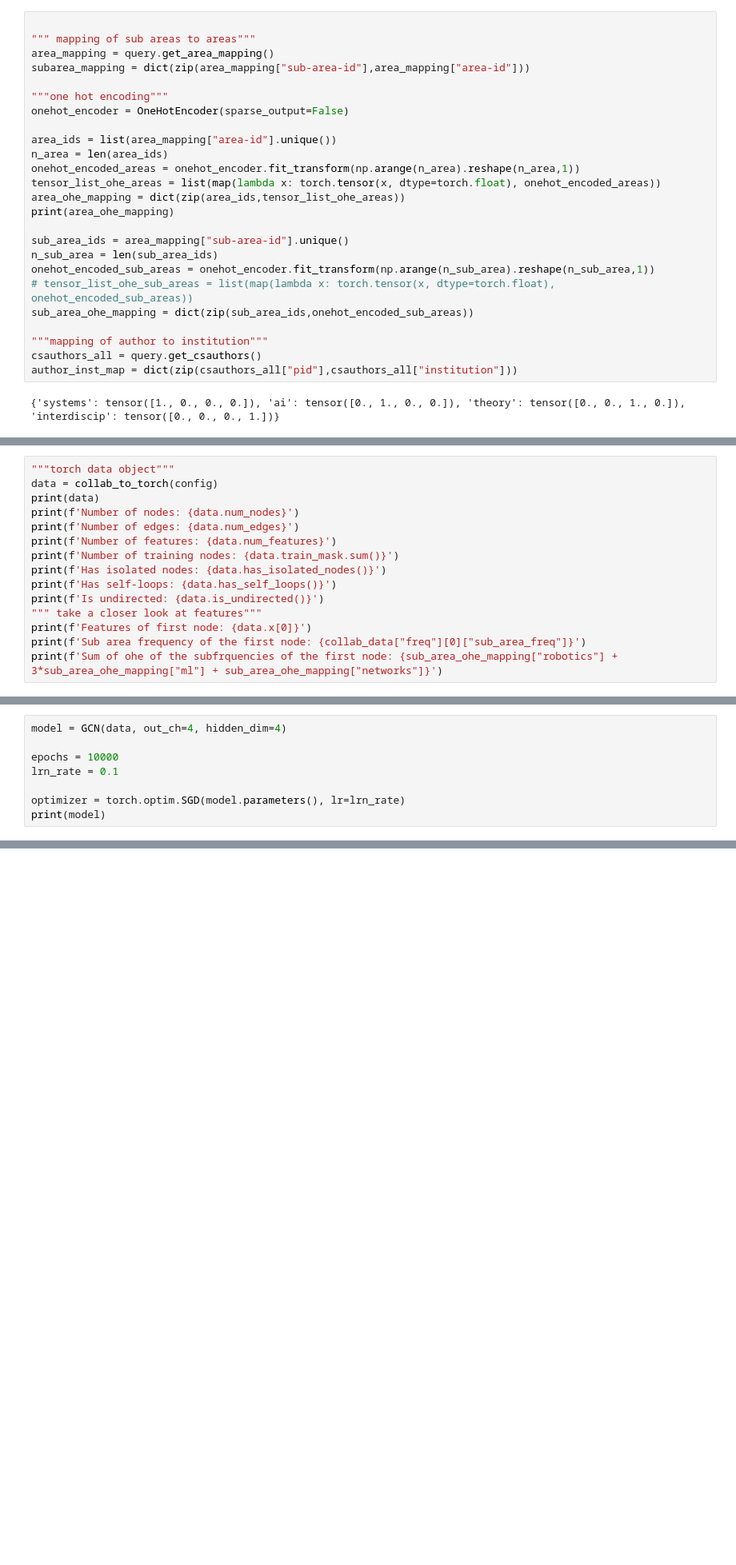
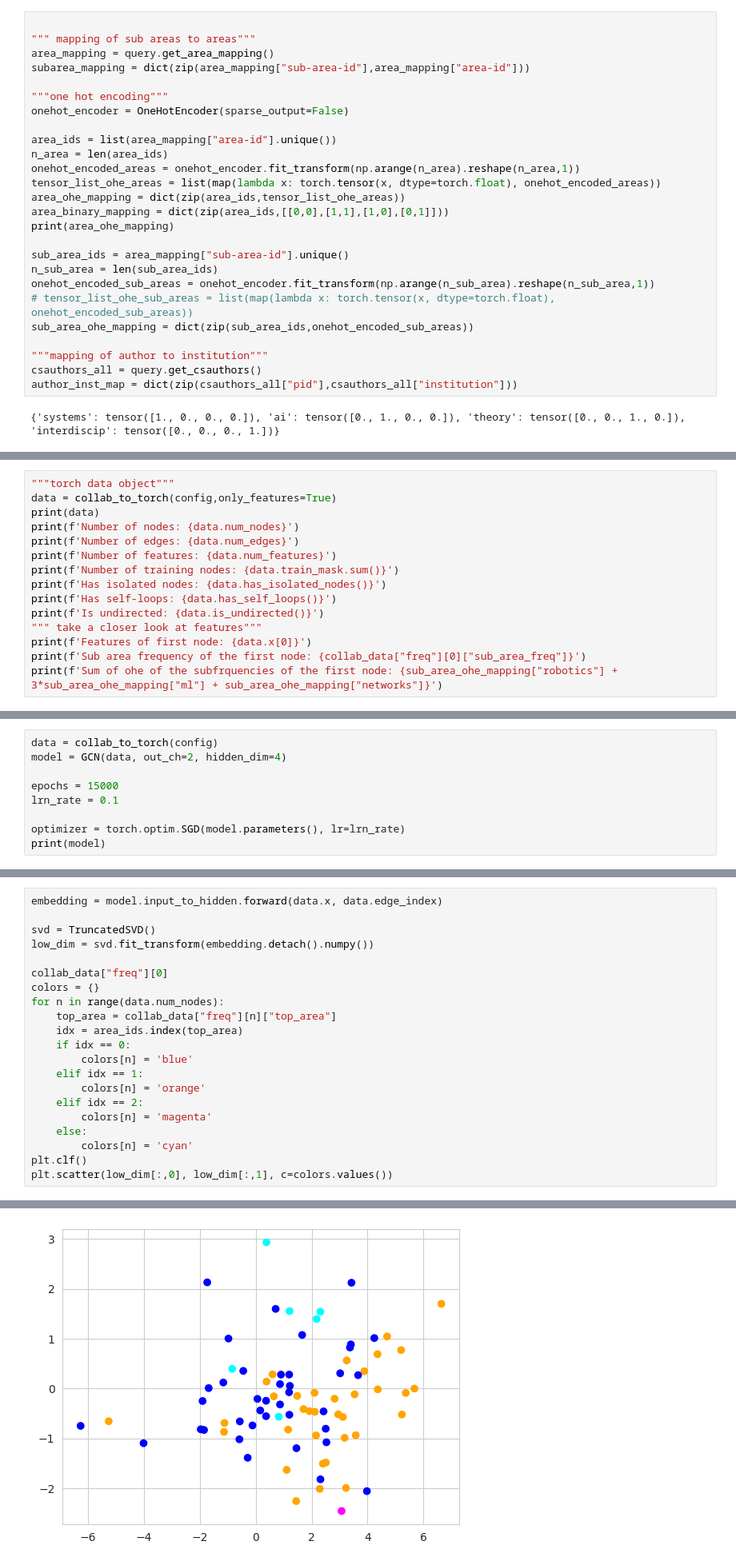
Before and after one commit to JoelLeupp/cscollab, a Jupyter notebook: backend/GNN/node_classification.ipynb, the cells around one changed output, grey strips where cells are left out. Shown at 80% size. Drawn from its saved outputs; the diff is of its cells as text; blank space fills up the shorter version.

```diff
--- a/backend/GNN/node_classification.ipynb
+++ b/backend/GNN/node_classification.ipynb
@@ -49,6 +49,7 @@ n_area = len(area_ids)
 onehot_encoded_areas = onehot_encoder.fit_transform(np.arange(n_area).reshape(n_area,1))
 tensor_list_ohe_areas = list(map(lambda x: torch.tensor(x, dtype=torch.float), onehot_encoded_areas))
 area_ohe_mapping = dict(zip(area_ids,tensor_list_ohe_areas))
+area_binary_mapping = dict(zip(area_ids,[[0,0],[1,1],[1,0],[0,1]]))
 print(area_ohe_mapping)
 
 sub_area_ids = area_mapping["sub-area-id"].unique()
@@ -193,7 +205,7 @@ def collab_to_torch(config, weighted=False, use_x =True):
     return data
 # %%
 """torch data object"""
-data = collab_to_torch(config)
+data = collab_to_torch(config,only_features=True)
 print(data)
 print(f'Number of nodes: {data.num_nodes}')
 print(f'Number of edges: {data.num_edges}')
@@ -296,9 +304,10 @@ class GCN(torch.nn.Module):
         # output class probabilities
         return torch.sigmoid(x)
 # %%
-model = GCN(data, out_ch=4, hidden_dim=4)
+data = collab_to_torch(config)
+model = GCN(data, out_ch=2, hidden_dim=4)
 
-epochs = 10000
+epochs = 15000
 lrn_rate = 0.1
 
 optimizer = torch.optim.SGD(model.parameters(), lr=lrn_rate)
@@ -369,0 +366,22 @@ tensor([[0.4790, 0.4799, 0.0467, 0.1288],
+# %%
+embedding = model.input_to_hidden.forward(data.x, data.edge_index)
+
+svd = TruncatedSVD()
+low_dim = svd.fit_transform(embedding.detach().numpy())
+
+collab_data["freq"][0]
+colors = {}
+for n in range(data.num_nodes):
+    top_area = collab_data["freq"][n]["top_area"]
+    idx = area_ids.index(top_area)
+    if idx == 0:
+        colors[n] = 'blue'
+    elif idx == 1:
+        colors[n] = 'orange'
+    elif idx == 2:
+        colors[n] = 'magenta'
+    else:
+        colors[n] = 'cyan'
+plt.clf()
+plt.scatter(low_dim[:,0], low_dim[:,1], c=colors.values())
+# %% [output]
@@ -369,0 +389 @@ tensor([[0.4790, 0.4799, 0.0467, 0.1288],
+[figure, added]
```
Also changed, not shown: parts of 14 cells of this notebook, 3 other files.
